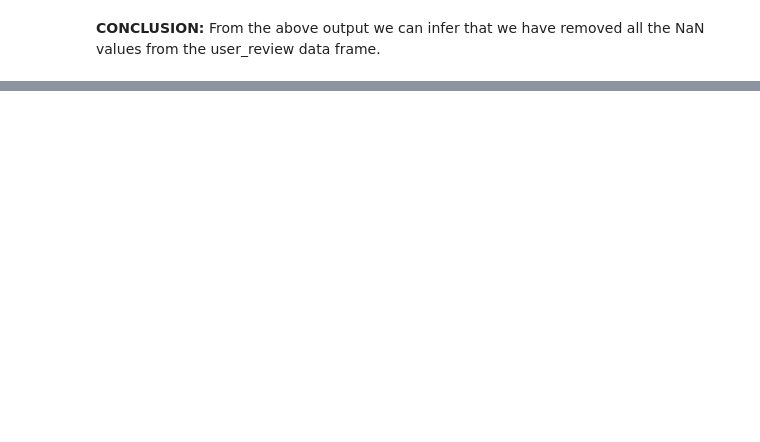
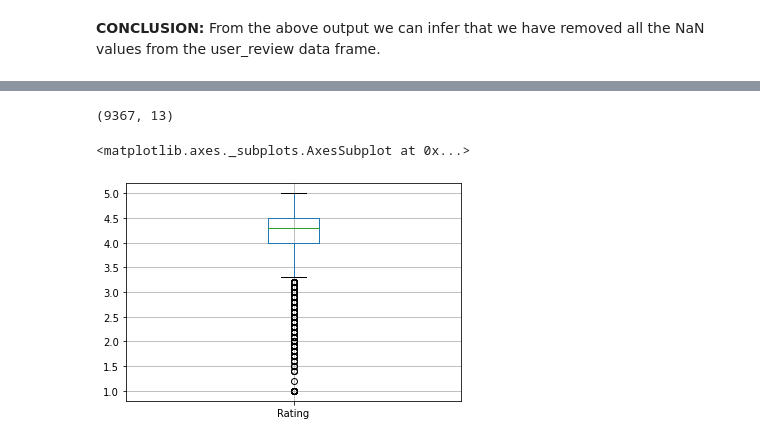
Before and after one commit to raushan9jnv/Play-Store-App-Review-Analysis, a Jupyter notebook: Almabetter_Play_Store_App_Review_Analysis_Capstone_Project_1.ipynb, the cells around one changed output, grey strips where cells are left out. Drawn from its saved outputs; the diff is of its cells as text; code cells hidden in the pictures; blank space fills up the shorter version.

```diff
--- a/Almabetter_Play_Store_App_Review_Analysis_Capstone_Project_1.ipynb
+++ b/Almabetter_Play_Store_App_Review_Analysis_Capstone_Project_1.ipynb
@@ -432,0 +801,11 @@ New_UserReviewInfo()
+# %%
+new_df_apps = new_df_apps.drop([10472])
+# %%
+new_df_apps.shape # 10472 has dropped
+# %% [output]
+(9367, 13)
+# %%
+new_df_apps.boxplot()
+# %% [output]
+<matplotlib.axes._subplots.AxesSubplot at 0x...>
+[figure, added]
```
Also changed, not shown: parts of 137 cells of this notebook.
